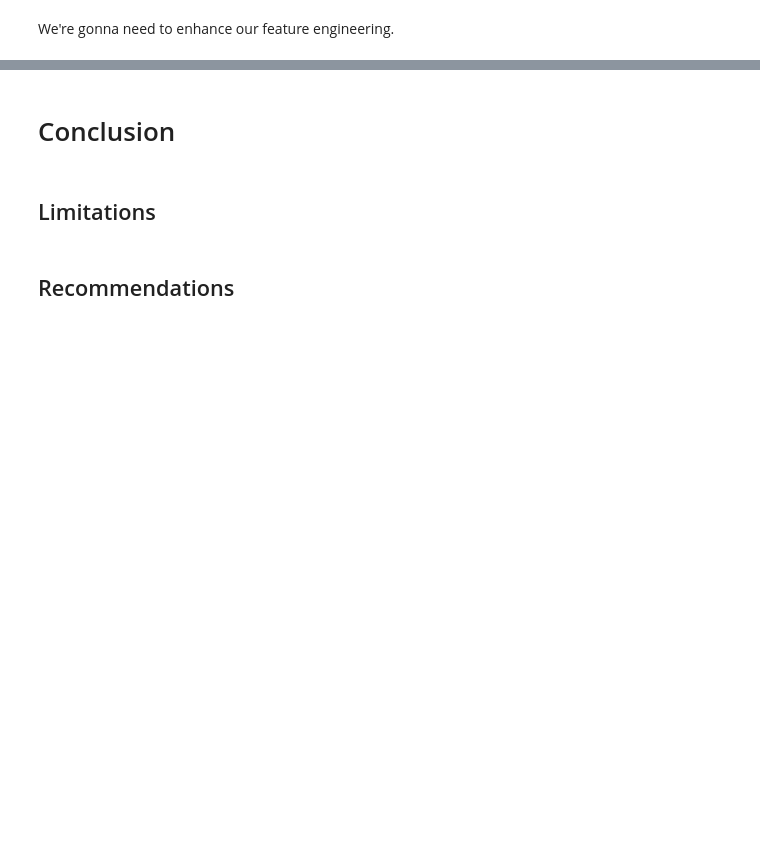
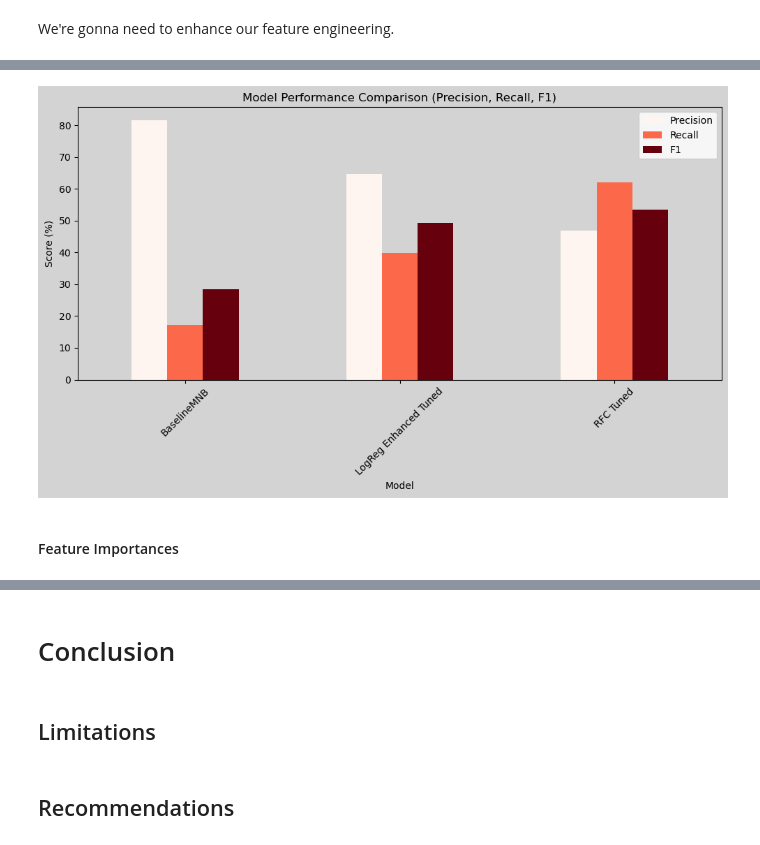
Before and after one commit to momopajamas/twitter-analysis-project, a Jupyter notebook: notebook.ipynb, the cells around one changed output, grey strips where cells are left out. Saved outputs shown, nothing was run; the diff lists cells and outputs as text; code cells hidden in the pictures; blank space fills up the shorter version.

```diff
--- a/notebook.ipynb
+++ b/notebook.ipynb
@@ -1032,0 +1261,17 @@ AttributeError: 'KeyedVectors' object has no attribute 'wv'
+# %%
+# Plot grouped bar chart
+ax = test_df.plot(kind='bar', figsize=(10, 6), cmap='Reds', rot=45)
+
+# Change the background color to gray
+plt.gcf().set_facecolor('lightgray')
+ax.set_facecolor('lightgray')
+
+plt.title('Model Performance Comparison (Precision, Recall, F1)')
+plt.xlabel('Model')
+plt.ylabel('Score (%)')
+plt.tight_layout()
+plt.show()
+# %% [output]
+[figure, added]
+# %% [markdown]
+#### Feature Importances
```
Also changed, not shown: parts of 31 cells of this notebook.
